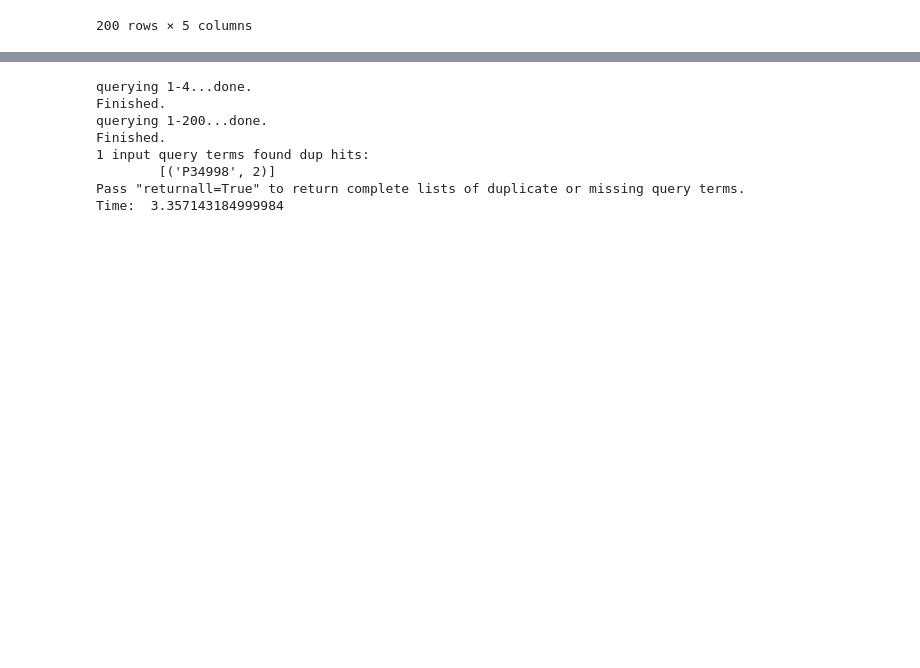
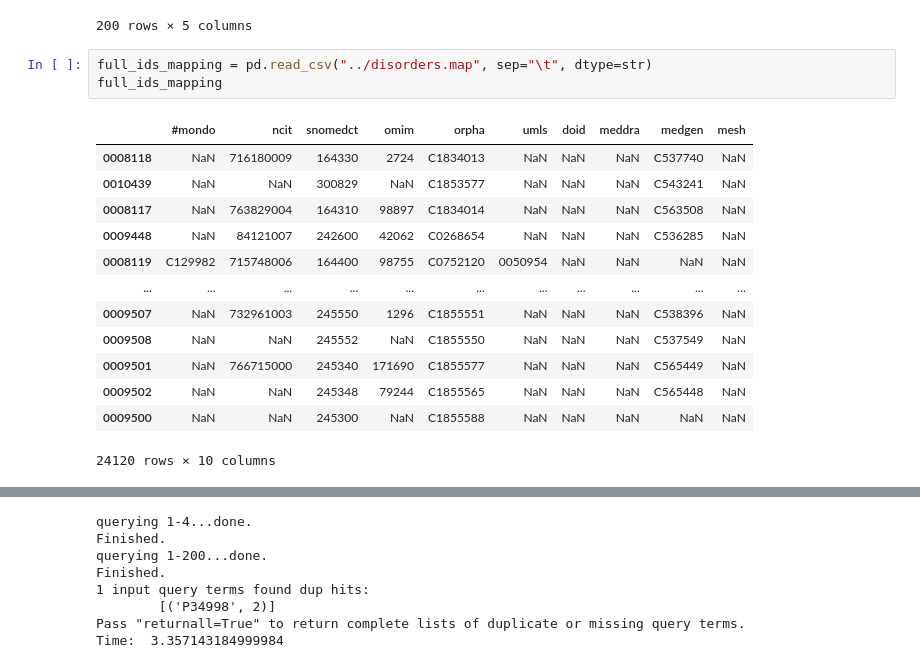
Before and after one commit to bionetslab/digest, a Jupyter notebook: jupyter/Untitled.ipynb, the cells around one changed output, grey strips where cells are left out. Cells and saved outputs as stored; diff of their text form; blank space fills up the shorter version.

```diff
--- a/jupyter/Untitled.ipynb
+++ b/jupyter/Untitled.ipynb
@@ -182,3 +182,20 @@ target_kegg_mapping
 | 198 | Q9Y2G0 | GO:0046854;GO:0072659;GO:0072659 | GO:0005829;GO:0005886;GO:0005886;... | GO:0005515 |  |
 | 199 | Q9Y6M4 | GO:0006464;GO:0006897;GO:0007165;... | GO:0005634;GO:0005737;GO:0005886 | GO:0004672;GO:0004674;GO:0004674;... | hsa04340 |
 200 rows × 5 columns
+# %%
+full_ids_mapping = pd.read_csv("../disorders.map", sep="\t", dtype=str)
+full_ids_mapping
+# %% [output]
+|  | #mondo | ncit | snomedct | omim | orpha | umls | doid | meddra | medgen | mesh |
+| 0008118 | NaN | 716180009 | 164330 | 2724 | C1834013 | NaN | NaN | NaN | C537740 | NaN |
+| 0010439 | NaN | NaN | 300829 | NaN | C1853577 | NaN | NaN | NaN | C543241 | NaN |
+| 0008117 | NaN | 763829004 | 164310 | 98897 | C1834014 | NaN | NaN | NaN | C563508 | NaN |
+| 0009448 | NaN | 84121007 | 242600 | 42062 | C0268654 | NaN | NaN | NaN | C536285 | NaN |
+| 0008119 | C129982 | 715748006 | 164400 | 98755 | C0752120 | 0050954 | NaN | NaN | NaN | NaN |
+| ... | ... | ... | ... | ... | ... | ... | ... | ... | ... | ... |
+| 0009507 | NaN | 732961003 | 245550 | 1296 | C1855551 | NaN | NaN | NaN | C538396 | NaN |
+| 0009508 | NaN | NaN | 245552 | NaN | C1855550 | NaN | NaN | NaN | C537549 | NaN |
+| 0009501 | NaN | 766715000 | 245340 | 171690 | C1855577 | NaN | NaN | NaN | C565449 | NaN |
+| 0009502 | NaN | NaN | 245348 | 79244 | C1855565 | NaN | NaN | NaN | C565448 | NaN |
+| 0009500 | NaN | NaN | 245300 | NaN | C1855588 | NaN | NaN | NaN | NaN | NaN |
+24120 rows × 10 columns
```
Also changed, not shown: parts of 5 cells of this notebook, 2 other files.
